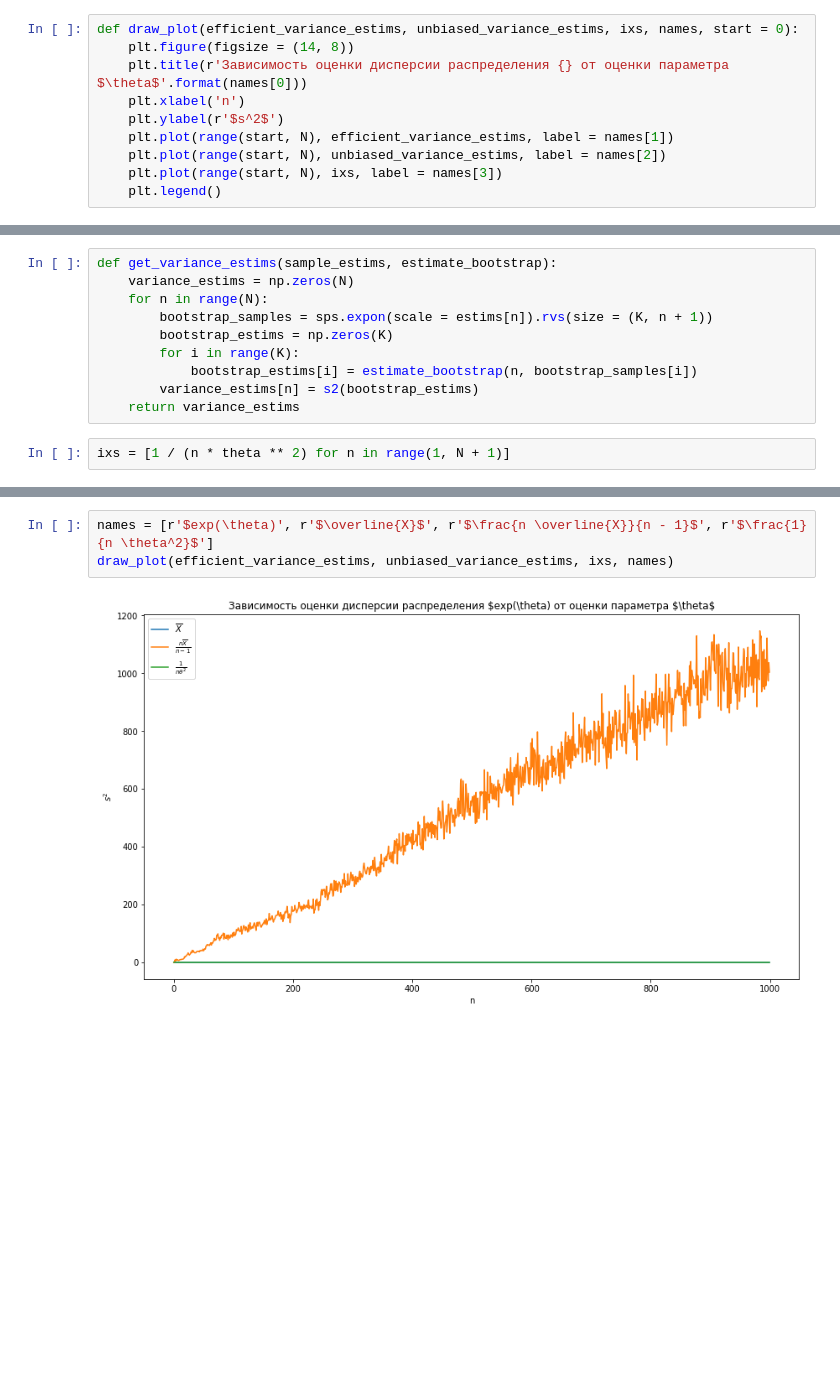
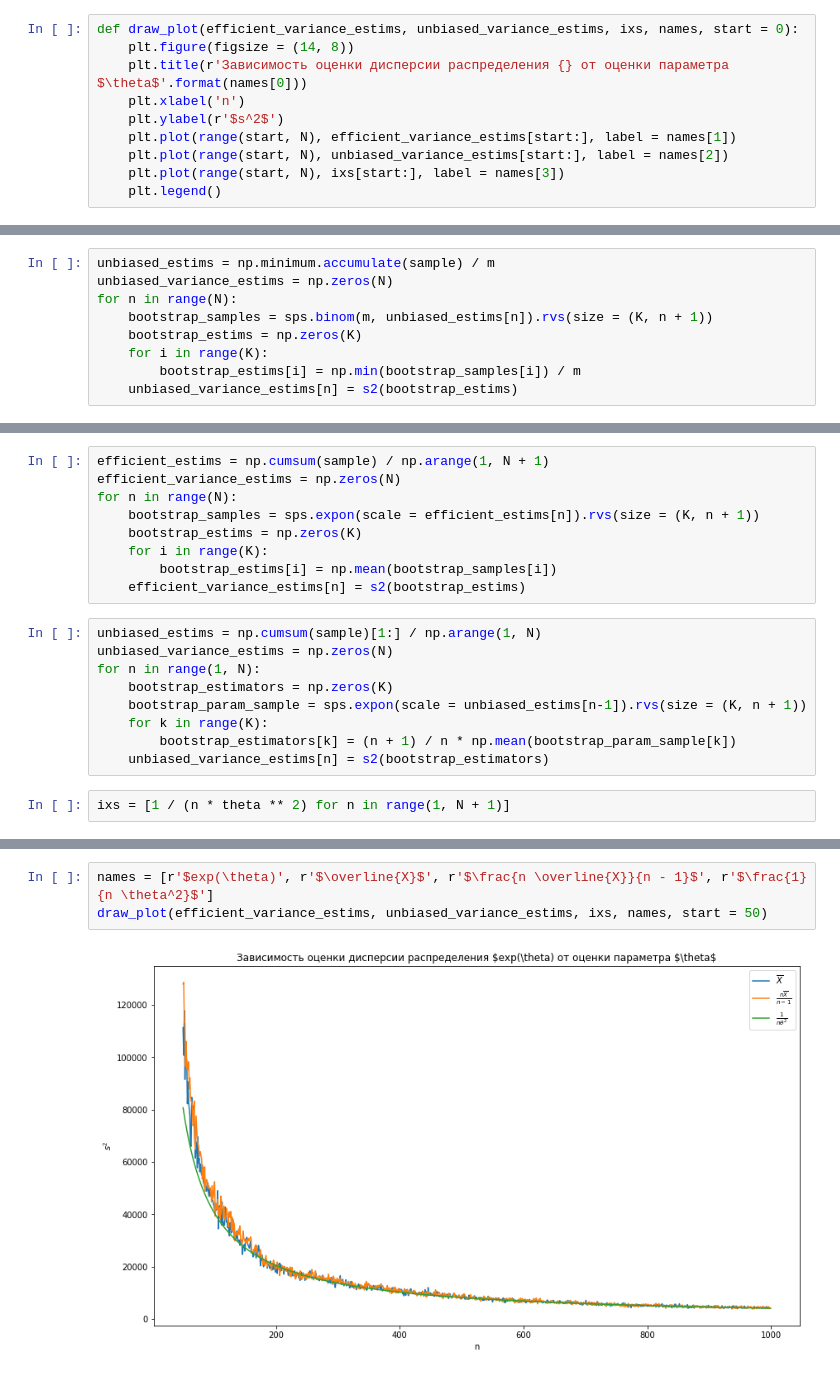
Before and after one commit to chgcool/stats_practice_2019, a Jupyter notebook: task3/3.ipynb, the cells around one changed output, grey strips where cells are left out. Saved outputs shown, nothing was run; the diff lists cells and outputs as text; blank space fills up the shorter version.

Commit message:
3.2 exponential

```diff
--- a/task3/3.ipynb
+++ b/task3/3.ipynb
@@ -82,9 +72,9 @@ def draw_plot(efficient_variance_estims, unbiased_variance_estims, ixs, names, s
     plt.title(r'Зависимость оценки дисперсии распределения {} от оценки параметра $\theta$'.format(names[0]))
     plt.xlabel('n')
     plt.ylabel(r'$s^2$')
-    plt.plot(range(start, N), efficient_variance_estims, label = names[1])
-    plt.plot(range(start, N), unbiased_variance_estims, label = names[2])
-    plt.plot(range(start, N), ixs, label = names[3])
+    plt.plot(range(start, N), efficient_variance_estims[start:], label = names[1])
+    plt.plot(range(start, N), unbiased_variance_estims[start:], label = names[2])
+    plt.plot(range(start, N), ixs[start:], label = names[3])
     plt.legend()
 # %% [markdown]
 ### Биномиальное распределение
@@ -118,3 +113,12 @@ unbiased_variance_estims = get_variance_estims(
+# %%
+unbiased_estims = np.minimum.accumulate(sample) / m
+unbiased_variance_estims = np.zeros(N)
+for n in range(N):
+    bootstrap_samples = sps.binom(m, unbiased_estims[n]).rvs(size = (K, n + 1))
+    bootstrap_estims = np.zeros(K)
+    for i in range(K):
+        bootstrap_estims[i] = np.min(bootstrap_samples[i]) / m
+    unbiased_variance_estims[n] = s2(bootstrap_estims)
 # %%
 ixs = [theta * (1 - theta) / n / m  for n in range(1, N + 1)]
 # %% [markdown]
@@ -155,12 +142,20 @@ unbiased_variance_estims = get_variance_estims(
 # %%
-def get_variance_estims(sample_estims, estimate_bootstrap):
-    variance_estims = np.zeros(N)
-    for n in range(N):
-        bootstrap_samples = sps.expon(scale = estims[n]).rvs(size = (K, n + 1))
-        bootstrap_estims = np.zeros(K)
-        for i in range(K):
-            bootstrap_estims[i] = estimate_bootstrap(n, bootstrap_samples[i])
-        variance_estims[n] = s2(bootstrap_estims)
-    return variance_estims
+efficient_estims = np.cumsum(sample) / np.arange(1, N + 1)
+efficient_variance_estims = np.zeros(N)
+for n in range(N):
+    bootstrap_samples = sps.expon(scale = efficient_estims[n]).rvs(size = (K, n + 1))
+    bootstrap_estims = np.zeros(K)
+    for i in range(K):
+        bootstrap_estims[i] = np.mean(bootstrap_samples[i])
+    efficient_variance_estims[n] = s2(bootstrap_estims)
+# %%
+unbiased_estims = np.cumsum(sample)[1:] / np.arange(1, N)
+unbiased_variance_estims = np.zeros(N)
+for n in range(1, N):
+    bootstrap_estimators = np.zeros(K)
+    bootstrap_param_sample = sps.expon(scale = unbiased_estims[n-1]).rvs(size = (K, n + 1))
+    for k in range(K):
+        bootstrap_estimators[k] = (n + 1) / n * np.mean(bootstrap_param_sample[k])
+    unbiased_variance_estims[n] = s2(bootstrap_estimators)
 # %%
 ixs = [1 / (n * theta ** 2) for n in range(1, N + 1)]
@@ -167,5 +164,5 @@ ixs = [1 / (n * theta ** 2) for n in range(1, N + 1)]
 # %%
 names = [r'$exp(\theta)', r'$\overline{X}$', r'$\frac{n \overline{X}}{n - 1}$', r'$\frac{1}{n \theta^2}$']
-draw_plot(efficient_variance_estims, unbiased_variance_estims, ixs, names)
+draw_plot(efficient_variance_estims, unbiased_variance_estims, ixs, names, start = 50)
 # %% [output]
-[figure, old version]
+[figure, new version]
```
Also changed, not shown: parts of 10 cells of this notebook.
